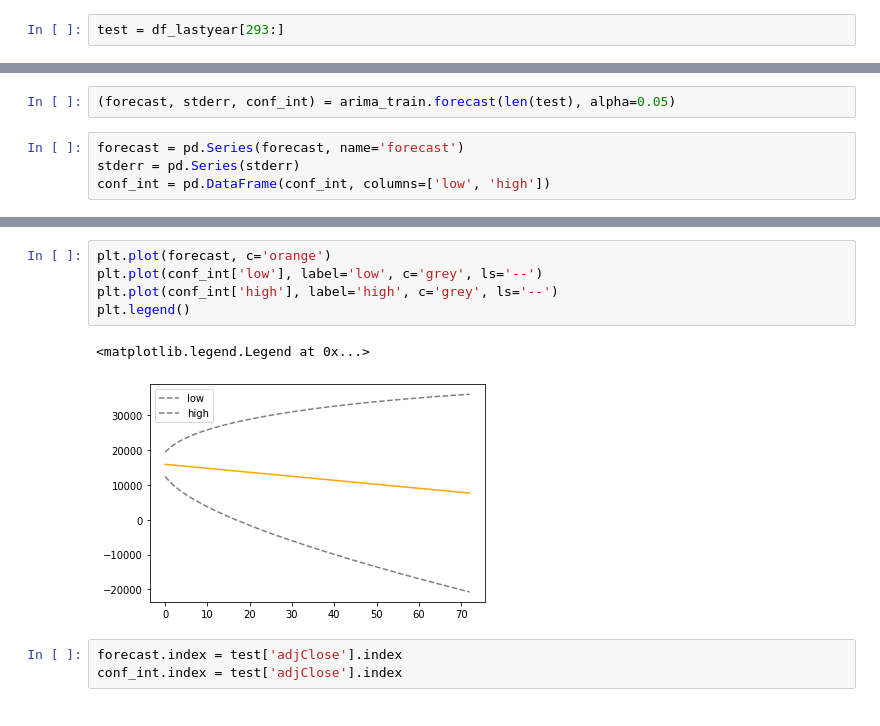
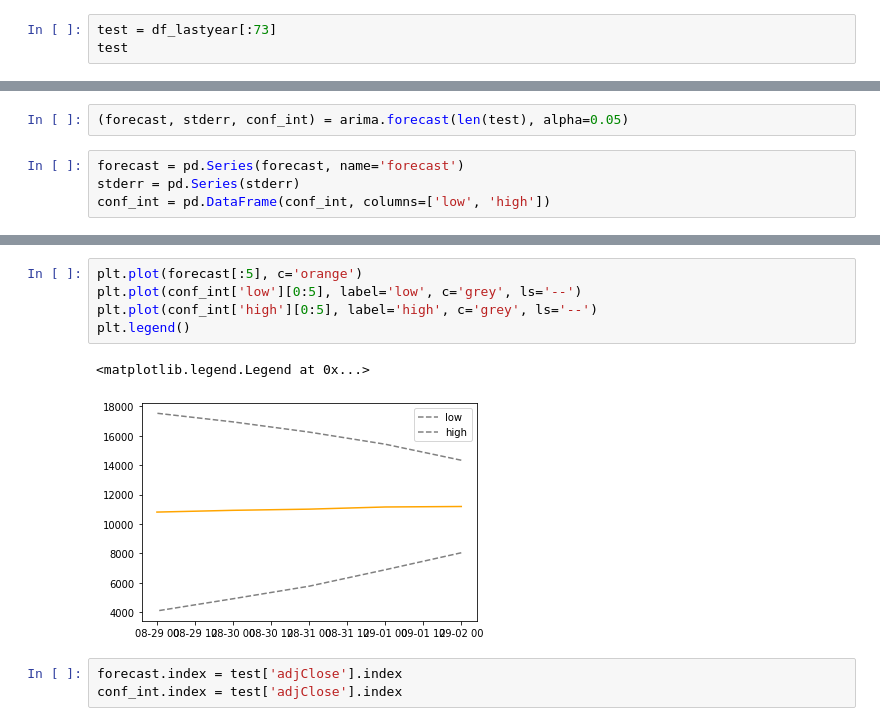
Before and after one commit to omarbelhaj99/cryptocurrency_trading, a Jupyter notebook: notebooks/timeseriesbaseline.ipynb, the cells around one changed output, grey strips where cells are left out. Saved outputs shown, nothing was run; the diff lists cells and outputs as text.

```diff
--- a/notebooks/timeseriesbaseline.ipynb
+++ b/notebooks/timeseriesbaseline.ipynb
@@ -192,2 +191,3 @@ train
 # %%
-test = df_lastyear[293:]
+test = df_lastyear[:73]
+test
@@ -464,5 +293,5 @@ DatetimeIndex(['2021-09-02', '2021-09-01', '2021-08-31', '2021-08-30',
 # %%
-(forecast, stderr, conf_int) = arima_train.forecast(len(test), alpha=0.05)
+(forecast, stderr, conf_int) = arima.forecast(len(test), alpha=0.05)
 # %%
 forecast = pd.Series(forecast, name='forecast')
 stderr = pd.Series(stderr)
@@ -487,11 +319,11 @@ train
 # %%
-plt.plot(forecast, c='orange')
-plt.plot(conf_int['low'], label='low', c='grey', ls='--')
-plt.plot(conf_int['high'], label='high', c='grey', ls='--')
+plt.plot(forecast[:5], c='orange')
+plt.plot(conf_int['low'][0:5], label='low', c='grey', ls='--')
+plt.plot(conf_int['high'][0:5], label='high', c='grey', ls='--')
 plt.legend()
 # %% [output]
 <matplotlib.legend.Legend at 0x...>
-[figure, old version]
+[figure, new version]
 # %%
 forecast.index = test['adjClose'].index
 conf_int.index = test['adjClose'].index
```
Also changed, not shown: parts of 25 cells of this notebook, 1 other file.
